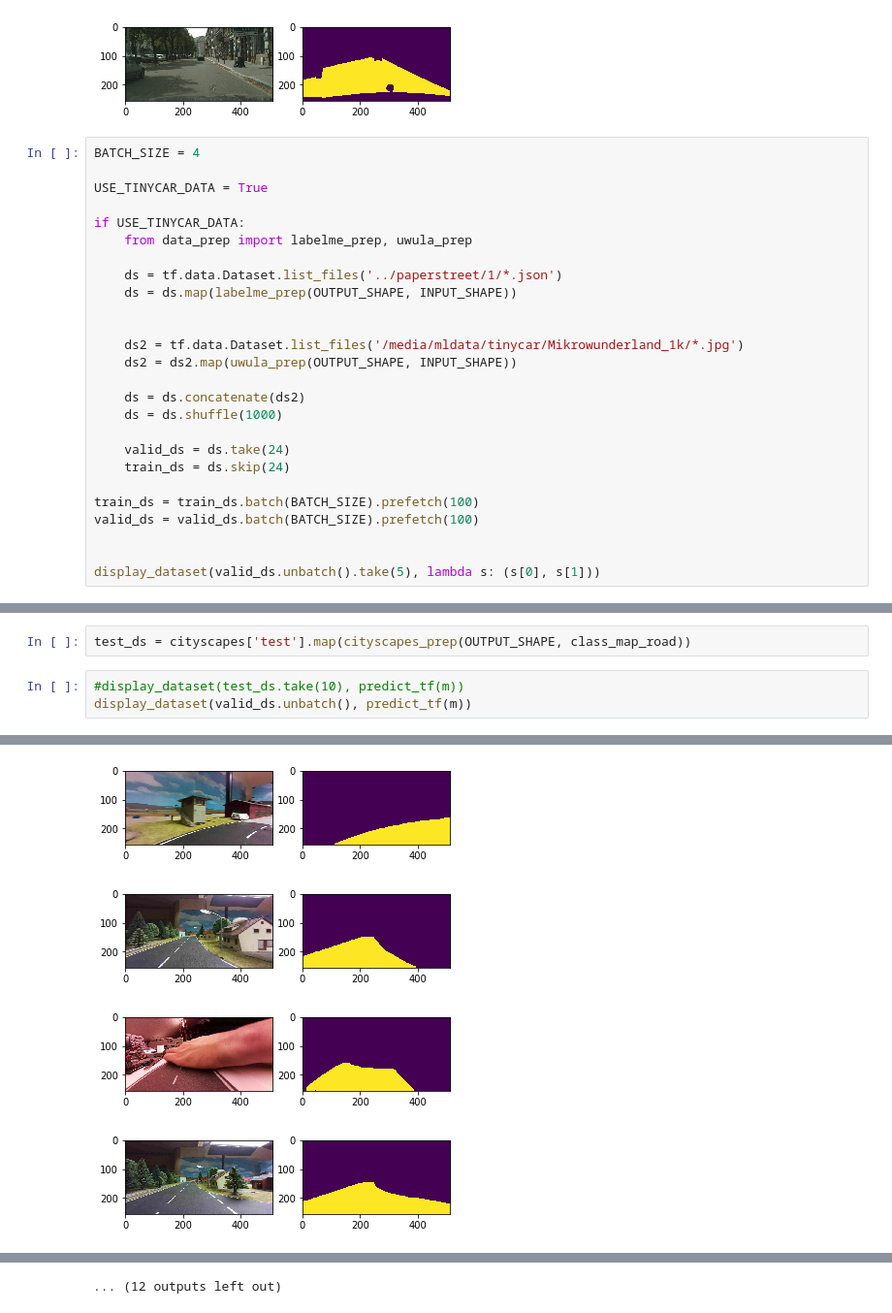
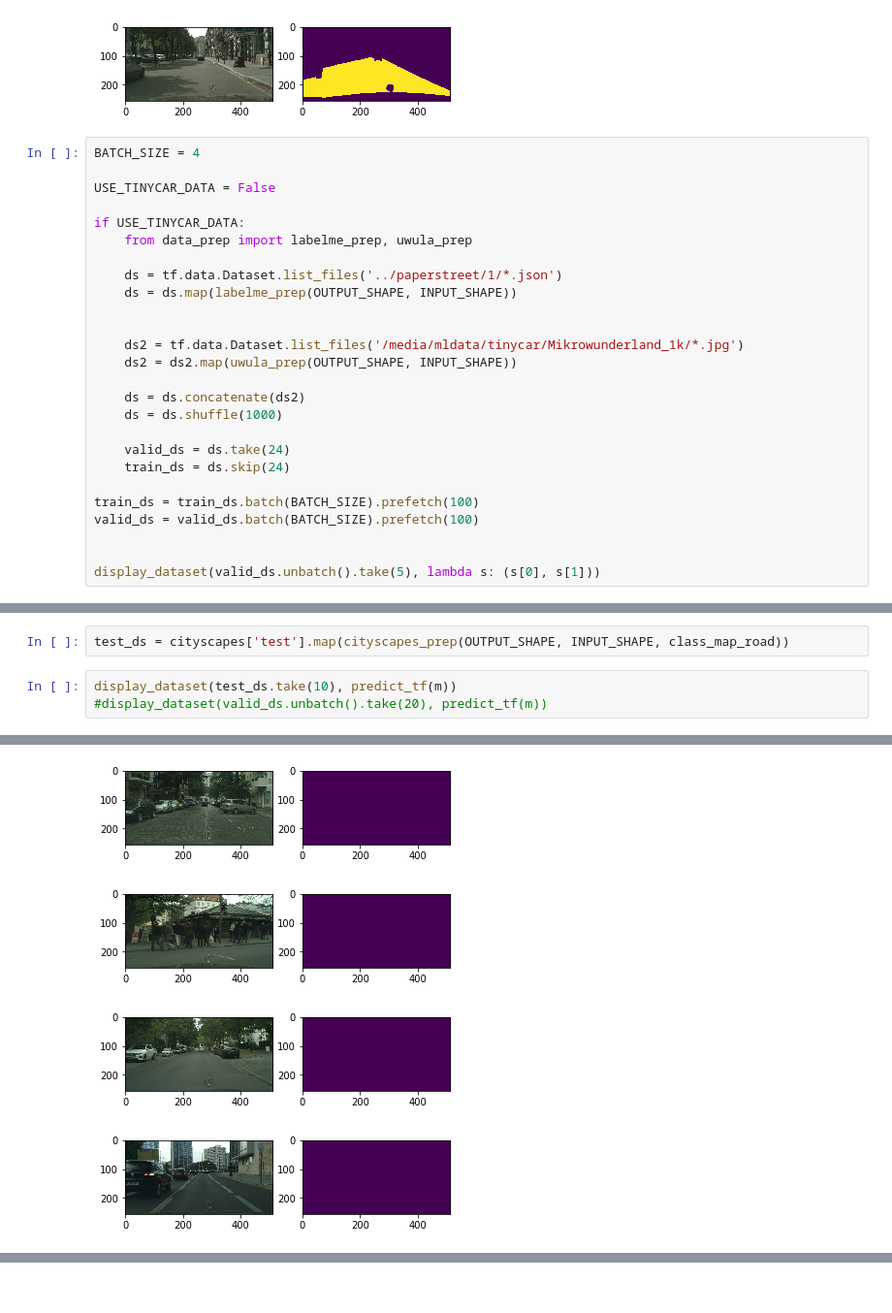
Before and after one commit to markus-k/bisenetv2-tf2, a Jupyter notebook: BiSeNetV2-TFKeras.ipynb, the cells around one changed output, grey strips where cells are left out. Shown at 97% size. Cells and saved outputs as stored; diff of their text form.

```diff
--- a/BiSeNetV2-TFKeras.ipynb
+++ b/BiSeNetV2-TFKeras.ipynb
@@ -62,7 +46,7 @@ display_dataset(train_ds.take(5), lambda s: (s[0], s[1]))
 # %%
 BATCH_SIZE = 4
 
-USE_TINYCAR_DATA = True
+USE_TINYCAR_DATA = False
 
 if USE_TINYCAR_DATA:
     from data_prep import labelme_prep, uwula_prep
@@ -131,6 +114,6 @@ INFO:tensorflow:Assets written to: model5.tf/assets
 # %%
-test_ds = cityscapes['test'].map(cityscapes_prep(OUTPUT_SHAPE, class_map_road))
+test_ds = cityscapes['test'].map(cityscapes_prep(OUTPUT_SHAPE, INPUT_SHAPE, class_map_road))
 # %%
-#display_dataset(test_ds.take(10), predict_tf(m))
-display_dataset(valid_ds.unbatch(), predict_tf(m))
+display_dataset(test_ds.take(10), predict_tf(m))
+#display_dataset(valid_ds.unbatch().take(20), predict_tf(m))
 # %% [output]
@@ -138,4 +121,4 @@ display_dataset(valid_ds.unbatch(), predict_tf(m))
-[figure, old version]
+[figure, new version]
-[figure, old version]
+[figure, new version]
-[figure, old version]
+[figure, new version]
-[figure, old version]
+[figure, new version]
@@ -149 +129,0 @@ display_dataset(valid_ds.unbatch(), predict_tf(m))
-... (12 outputs left out)
```
Also changed, not shown: parts of 5 cells of this notebook, 1 other file.
